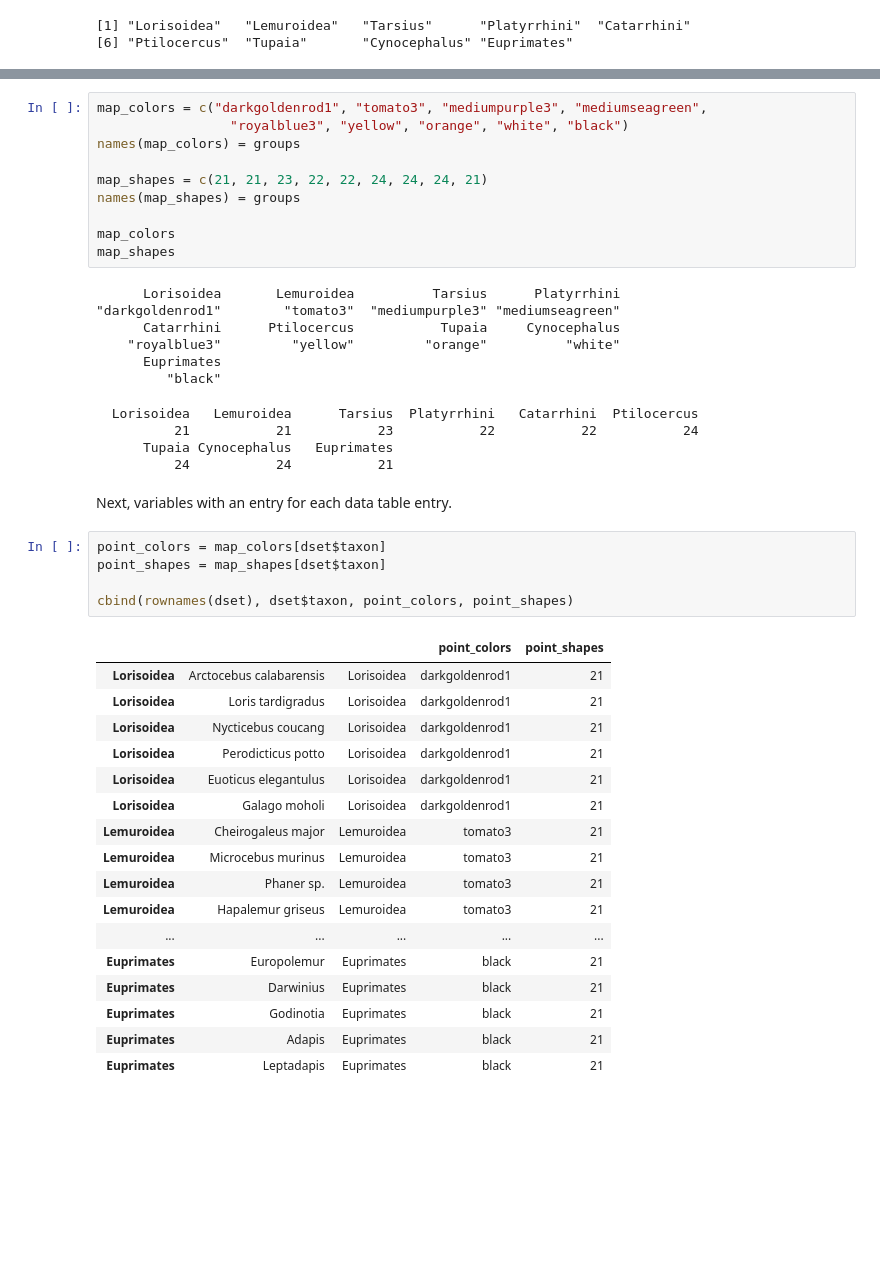
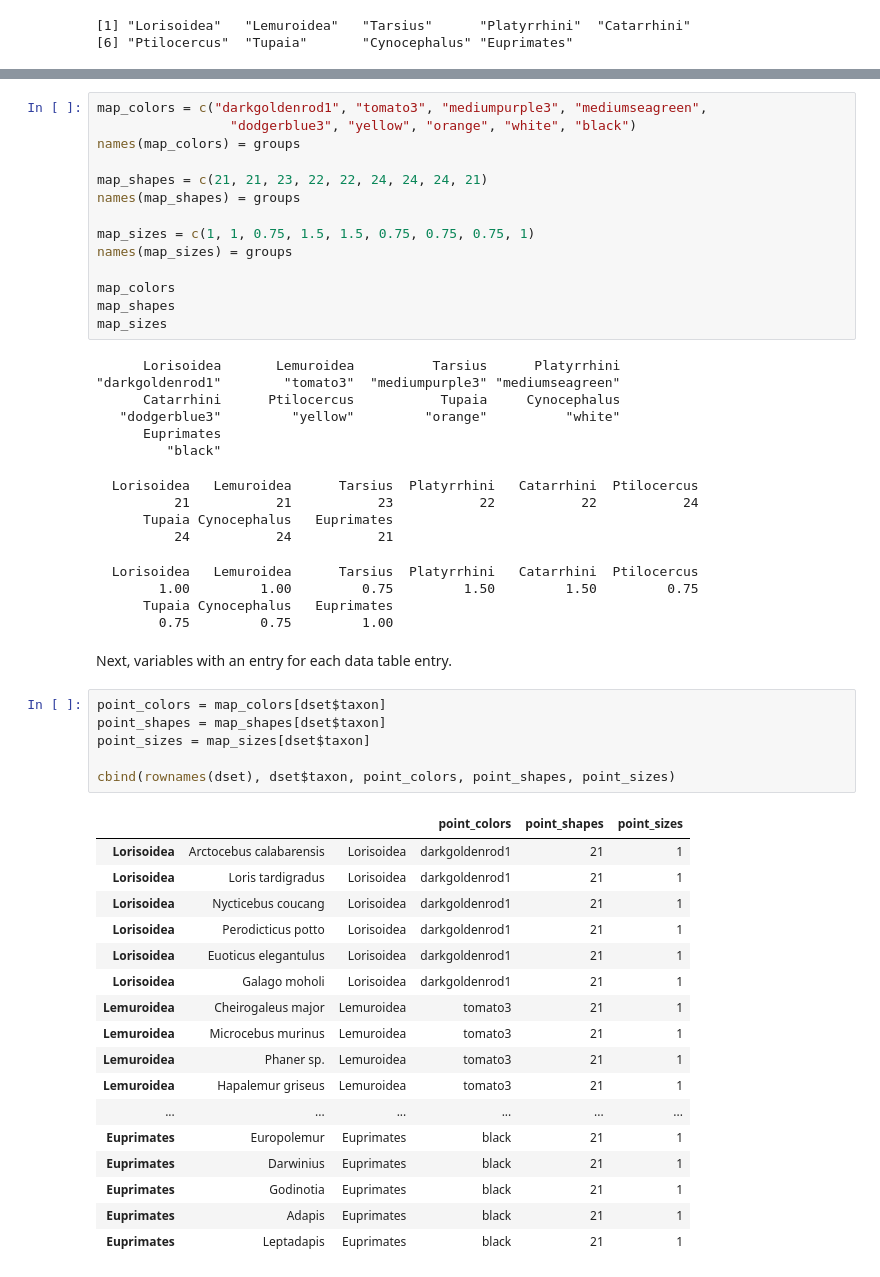
Before and after one commit to ryanraaum/bioanth-plots, a Jupyter notebook: Hand Proportions in R.ipynb, the cells around one changed output, grey strips where cells are left out. Drawn from its saved outputs; the diff is of its cells as text; blank space fills up the shorter version.

```diff
--- a/Hand Proportions in R.ipynb
+++ b/Hand Proportions in R.ipynb
@@ -38,46 +38,55 @@ To generate the point fill color and shape variables, I first create mapping vec
 # %%
 map_colors = c("darkgoldenrod1", "tomato3", "mediumpurple3", "mediumseagreen",
-                 "royalblue3", "yellow", "orange", "white", "black")
+                 "dodgerblue3", "yellow", "orange", "white", "black")
 names(map_colors) = groups
 
 map_shapes = c(21, 21, 23, 22, 22, 24, 24, 24, 21)
 names(map_shapes) = groups
 
+map_sizes = c(1, 1, 0.75, 1.5, 1.5, 0.75, 0.75, 0.75, 1)
+names(map_sizes) = groups
+
 map_colors
 map_shapes
+map_sizes
 # %% [output]
       Lorisoidea       Lemuroidea          Tarsius      Platyrrhini
 "darkgoldenrod1"        "tomato3"  "mediumpurple3" "mediumseagreen"
       Catarrhini      Ptilocercus           Tupaia     Cynocephalus
-    "royalblue3"         "yellow"         "orange"          "white"
+   "dodgerblue3"         "yellow"         "orange"          "white"
       Euprimates
          "black"
   Lorisoidea   Lemuroidea      Tarsius  Platyrrhini   Catarrhini  Ptilocercus
           21           21           23           22           22           24
       Tupaia Cynocephalus   Euprimates
           24           24           21
+  Lorisoidea   Lemuroidea      Tarsius  Platyrrhini   Catarrhini  Ptilocercus
+        1.00         1.00         0.75         1.50         1.50         0.75
+      Tupaia Cynocephalus   Euprimates
+        0.75         0.75         1.00
 # %% [markdown]
 Next, variables with an entry for each data table entry.
 # %%
 point_colors = map_colors[dset$taxon]
 point_shapes = map_shapes[dset$taxon]
+point_sizes = map_sizes[dset$taxon]
 
-cbind(rownames(dset), dset$taxon, point_colors, point_shapes)
+cbind(rownames(dset), dset$taxon, point_colors, point_shapes, point_sizes)
 # %% [output]
-|  |  |  | point_colors | point_shapes |
-| Lorisoidea | Arctocebus calabarensis | Lorisoidea | darkgoldenrod1 | 21 |
-| Lorisoidea | Loris tardigradus | Lorisoidea | darkgoldenrod1 | 21 |
-| Lorisoidea | Nycticebus coucang | Lorisoidea | darkgoldenrod1 | 21 |
-| Lorisoidea | Perodicticus potto | Lorisoidea | darkgoldenrod1 | 21 |
-| Lorisoidea | Euoticus elegantulus | Lorisoidea | darkgoldenrod1 | 21 |
-| Lorisoidea | Galago moholi | Lorisoidea | darkgoldenrod1 | 21 |
-| Lemuroidea | Cheirogaleus major | Lemuroidea | tomato3 | 21 |
-| Lemuroidea | Microcebus murinus | Lemuroidea | tomato3 | 21 |
-| Lemuroidea | Phaner sp. | Lemuroidea | tomato3 | 21 |
-| Lemuroidea | Hapalemur griseus | Lemuroidea | tomato3 | 21 |
-| ... | ... | ... | ... | ... |
-| Euprimates | Europolemur | Euprimates | black | 21 |
-| Euprimates | Darwinius | Euprimates | black | 21 |
-| Euprimates | Godinotia | Euprimates | black | 21 |
-| Euprimates | Adapis | Euprimates | black | 21 |
-| Euprimates | Leptadapis | Euprimates | black | 21 |
+|  |  |  | point_colors | point_shapes | point_sizes |
+| Lorisoidea | Arctocebus calabarensis | Lorisoidea | darkgoldenrod1 | 21 | 1 |
+| Lorisoidea | Loris tardigradus | Lorisoidea | darkgoldenrod1 | 21 | 1 |
+| Lorisoidea | Nycticebus coucang | Lorisoidea | darkgoldenrod1 | 21 | 1 |
+| Lorisoidea | Perodicticus potto | Lorisoidea | darkgoldenrod1 | 21 | 1 |
+| Lorisoidea | Euoticus elegantulus | Lorisoidea | darkgoldenrod1 | 21 | 1 |
+| Lorisoidea | Galago moholi | Lorisoidea | darkgoldenrod1 | 21 | 1 |
+| Lemuroidea | Cheirogaleus major | Lemuroidea | tomato3 | 21 | 1 |
+| Lemuroidea | Microcebus murinus | Lemuroidea | tomato3 | 21 | 1 |
+| Lemuroidea | Phaner sp. | Lemuroidea | tomato3 | 21 | 1 |
+| Lemuroidea | Hapalemur griseus | Lemuroidea | tomato3 | 21 | 1 |
+| ... | ... | ... | ... | ... | ... |
+| Euprimates | Europolemur | Euprimates | black | 21 | 1 |
+| Euprimates | Darwinius | Euprimates | black | 21 | 1 |
+| Euprimates | Godinotia | Euprimates | black | 21 | 1 |
+| Euprimates | Adapis | Euprimates | black | 21 | 1 |
+| Euprimates | Leptadapis | Euprimates | black | 21 | 1 |
```
Also changed, not shown: parts of 7 cells of this notebook.
